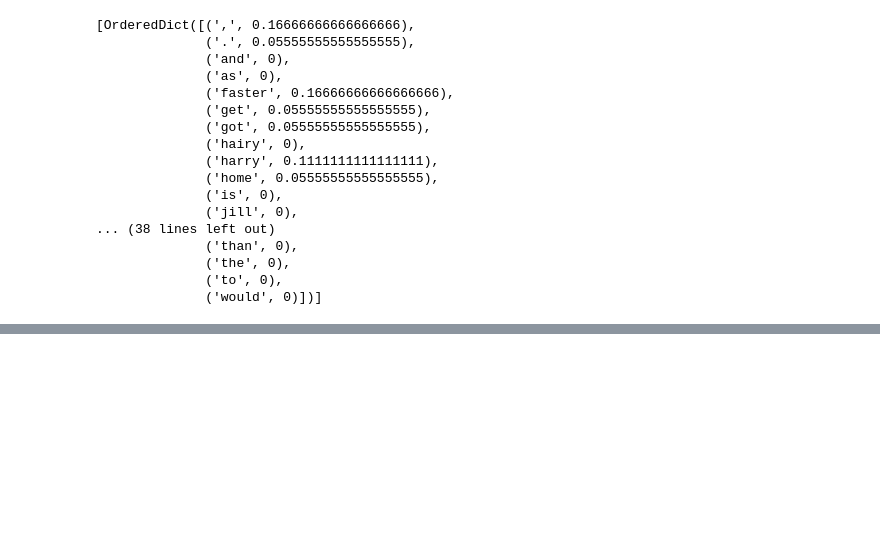
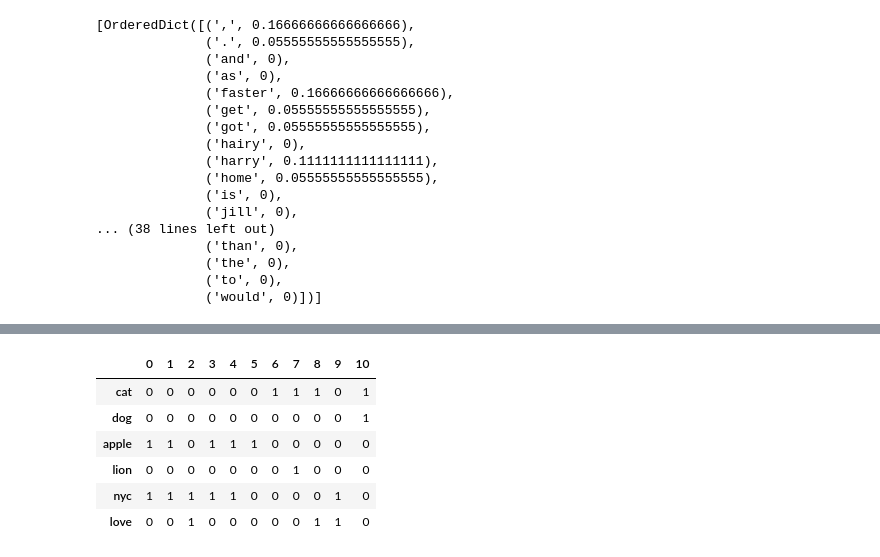
Before and after one commit to jaekyoungkim/nlp_in_action, a Jupyter notebook: 자연어처리인액션.ipynb, the cells around one changed output, grey strips where cells are left out. Saved outputs shown, nothing was run; the diff lists cells and outputs as text; code cells hidden in the pictures; blank space fills up the shorter version.

```diff
--- a/자연어처리인액션.ipynb
+++ b/자연어처리인액션.ipynb
@@ -1324,0 +2022,10 @@ def cosine_sim(vec1,vec2):
+# %%
+tdm = bow_svd['tdm'];tdm
+# %% [output]
+|  | 0 | 1 | 2 | 3 | 4 | 5 | 6 | 7 | 8 | 9 | 10 |
+| cat | 0 | 0 | 0 | 0 | 0 | 0 | 1 | 1 | 1 | 0 | 1 |
+| dog | 0 | 0 | 0 | 0 | 0 | 0 | 0 | 0 | 0 | 0 | 1 |
+| apple | 1 | 1 | 0 | 1 | 1 | 1 | 0 | 0 | 0 | 0 | 0 |
+| lion | 0 | 0 | 0 | 0 | 0 | 0 | 0 | 1 | 0 | 0 | 0 |
+| nyc | 1 | 1 | 1 | 1 | 1 | 0 | 0 | 0 | 0 | 1 | 0 |
+| love | 0 | 0 | 1 | 0 | 0 | 0 | 0 | 0 | 1 | 1 | 0 |
```
Also changed, not shown: parts of 96 cells of this notebook.
